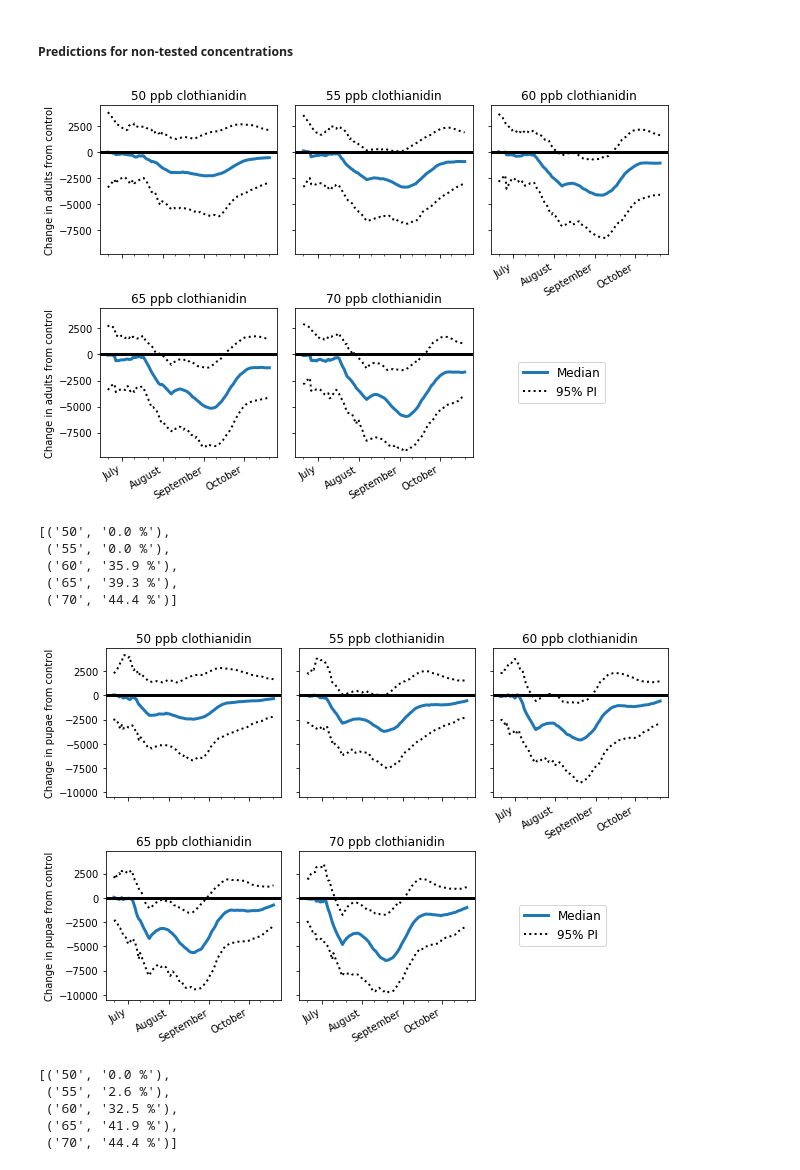
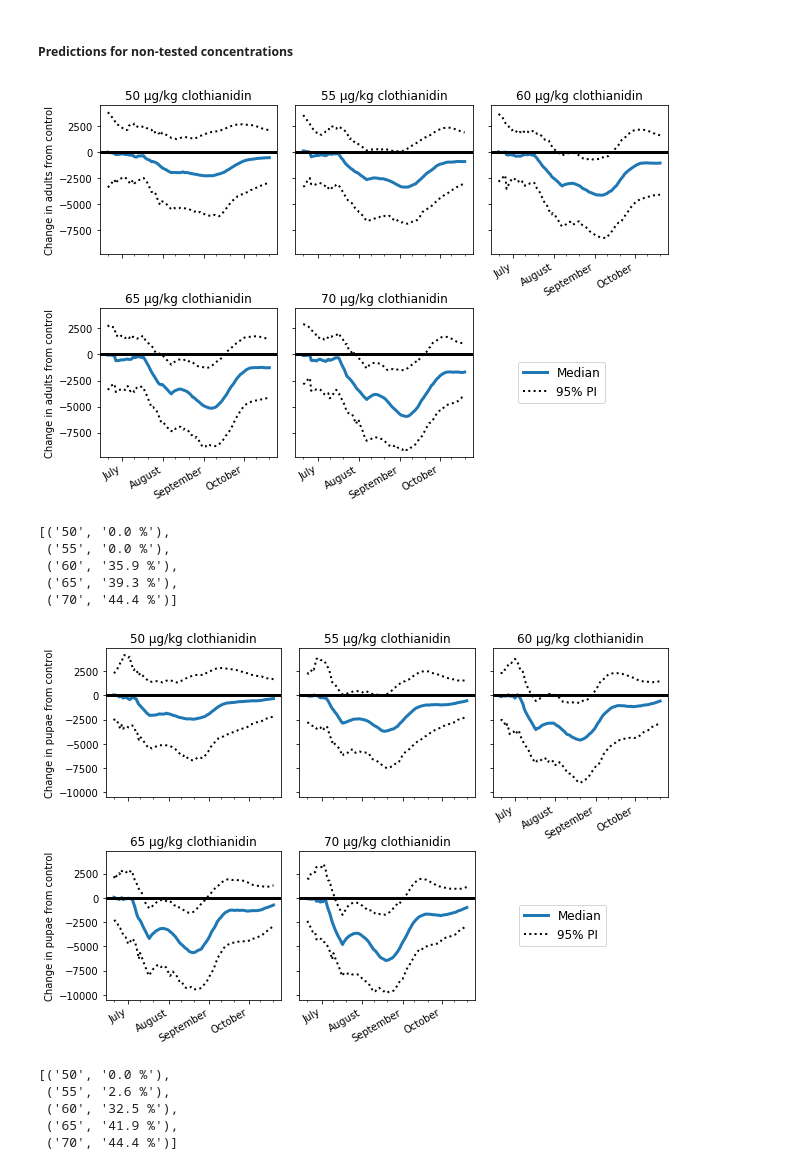
Before and after one commit to JeffreyMinucci/bee_neonic_abc, a Jupyter notebook: results_and_visuals.ipynb, the cells around one changed output. Cells and saved outputs as stored; diff of their text form; code cells hidden in the pictures.

```diff
--- a/results_and_visuals.ipynb
+++ b/results_and_visuals.ipynb
@@ -1023,7 +872,7 @@ def plot_trt_contrasts_untested(response, df_in, field_data, pi=True, pi_level=9
         if pi:
             axs[i].plot(date_range,lower[i,:,resp_index], 'k', linestyle=":", linewidth=2, label="95% PI")
             axs[i].plot(date_range,upper[i,:, resp_index], 'k', linestyle=":", linewidth=2)
-        axs[i].set_title(trt+" ppb clothianidin")
+        axs[i].set_title(trt +" \u03BCg/kg clothianidin")
         axs[i].xaxis.set_major_locator(months)
         axs[i].xaxis.set_major_formatter(monthsFmt)
         axs[i].xaxis.set_minor_locator(days)
@@ -1040,9 +889,9 @@ def plot_trt_contrasts_untested(response, df_in, field_data, pi=True, pi_level=9
     plt.show()
 # %%
 field_data = convert_data_dict(study_data_all)
-plot_trt_contrasts_untested('Adults', predictions, field_data, save = True, fig_form='png')
+plot_trt_contrasts_untested('Adults', predictions_p, field_data, save = True, fig_form='png')
 # %% [output]
-[figure, old version]
+[figure, new version]
 # %%
 effect_period("Adults", predictions_p, trts = ["50", "55", "60", "65", "70"])
 # %% [output]
@@ -1052,9 +901,9 @@ effect_period("Adults", predictions_p, trts = ["50", "55", "60", "65", "70"])
  ('65', '39.3 %'),
  ('70', '44.4 %')]
 # %%
-plot_trt_contrasts_untested('Pupae', predictions, field_data, save = True, fig_form='png')
+plot_trt_contrasts_untested('Pupae', predictions_p, field_data, save = True, fig_form='png')
 # %% [output]
-[figure, old version]
+[figure, new version]
 # %%
 effect_period("Pupae", predictions_p, trts = ["50", "55", "60", "65", "70"])
 # %% [output]
```
Also changed, not shown: parts of 35 cells of this notebook, 26 other files.
